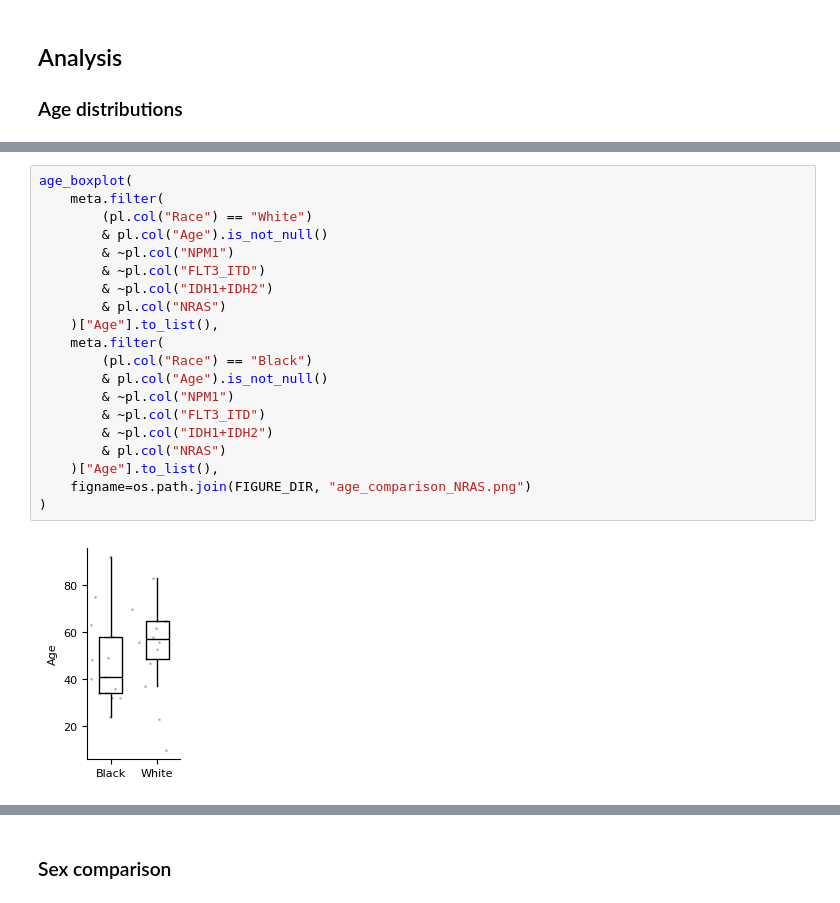
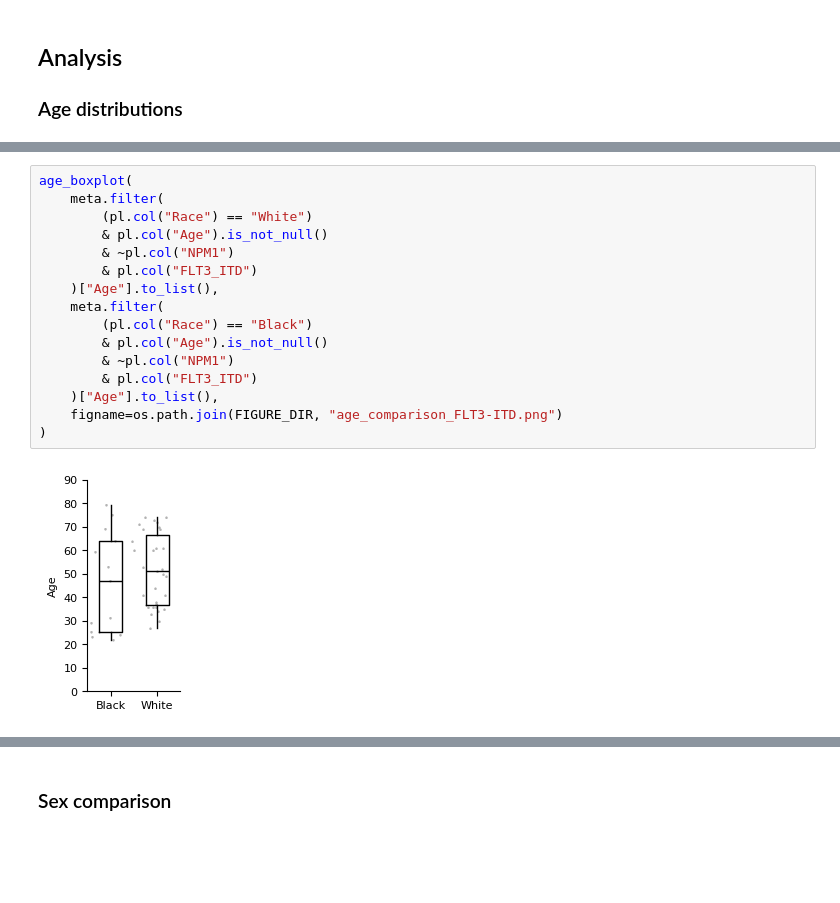
Before and after one commit to PNNL-CompBio/amlMultidrugResistance, a Jupyter notebook: aml_outcome_disparities/analysis/dylan/metadata_comparisons.ipynb, the cells around one changed output, grey strips where cells are left out. Drawn from its saved outputs; the diff is of its cells as text; blank space fills up the shorter version.

```diff
--- a/aml_outcome_disparities/analysis/dylan/metadata_comparisons.ipynb
+++ b/aml_outcome_disparities/analysis/dylan/metadata_comparisons.ipynb
@@ -165,22 +158,18 @@ age_boxplot(
-# %%
-age_boxplot(
-    meta.filter(
-        (pl.col("Race") == "White")
-        & pl.col("Age").is_not_null()
-        & ~pl.col("NPM1")
-        & ~pl.col("FLT3_ITD")
-        & ~pl.col("IDH1+IDH2")
-        & pl.col("NRAS")
-    )["Age"].to_list(),
-    meta.filter(
-        (pl.col("Race") == "Black")
-        & pl.col("Age").is_not_null()
-        & ~pl.col("NPM1")
-        & ~pl.col("FLT3_ITD")
-        & ~pl.col("IDH1+IDH2")
-        & pl.col("NRAS")
-    )["Age"].to_list(),
-    figname=os.path.join(FIGURE_DIR, "age_comparison_NRAS.png")
-)
-# %% [output]
-[figure, removed]
+# %%
+age_boxplot(
+    meta.filter(
+        (pl.col("Race") == "White")
+        & pl.col("Age").is_not_null()
+        & ~pl.col("NPM1")
+        & pl.col("FLT3_ITD")
+    )["Age"].to_list(),
+    meta.filter(
+        (pl.col("Race") == "Black")
+        & pl.col("Age").is_not_null()
+        & ~pl.col("NPM1")
+        & pl.col("FLT3_ITD")
+    )["Age"].to_list(),
+    figname=os.path.join(FIGURE_DIR, "age_comparison_FLT3-ITD.png")
+)
+# %% [output]
+[figure, added]
```
Also changed, not shown: parts of 9 cells of this notebook, 11 other files.
